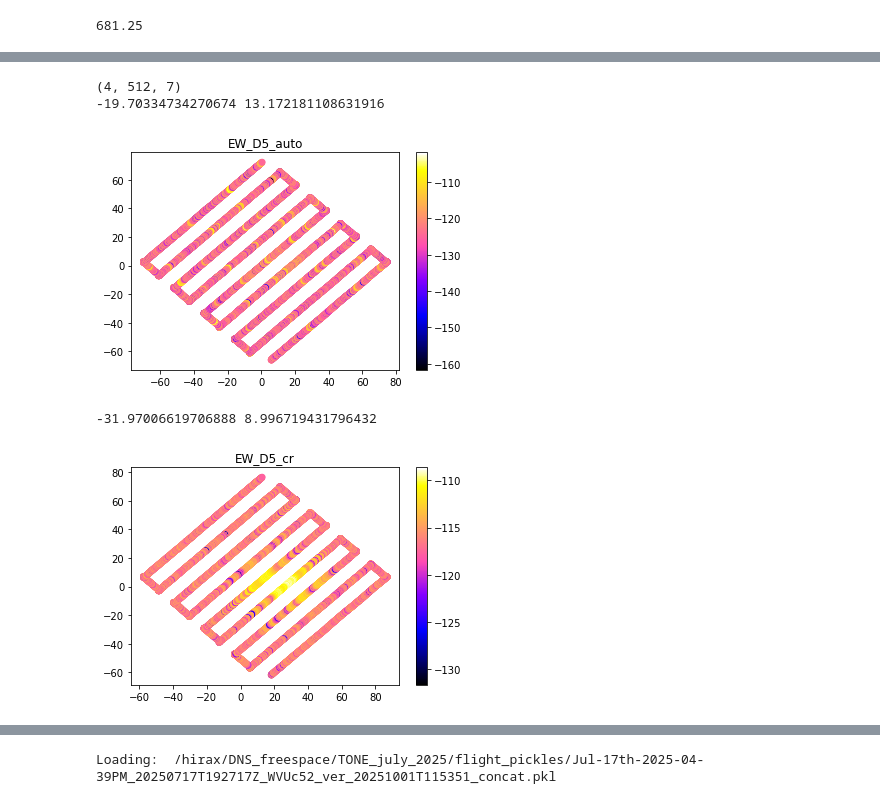
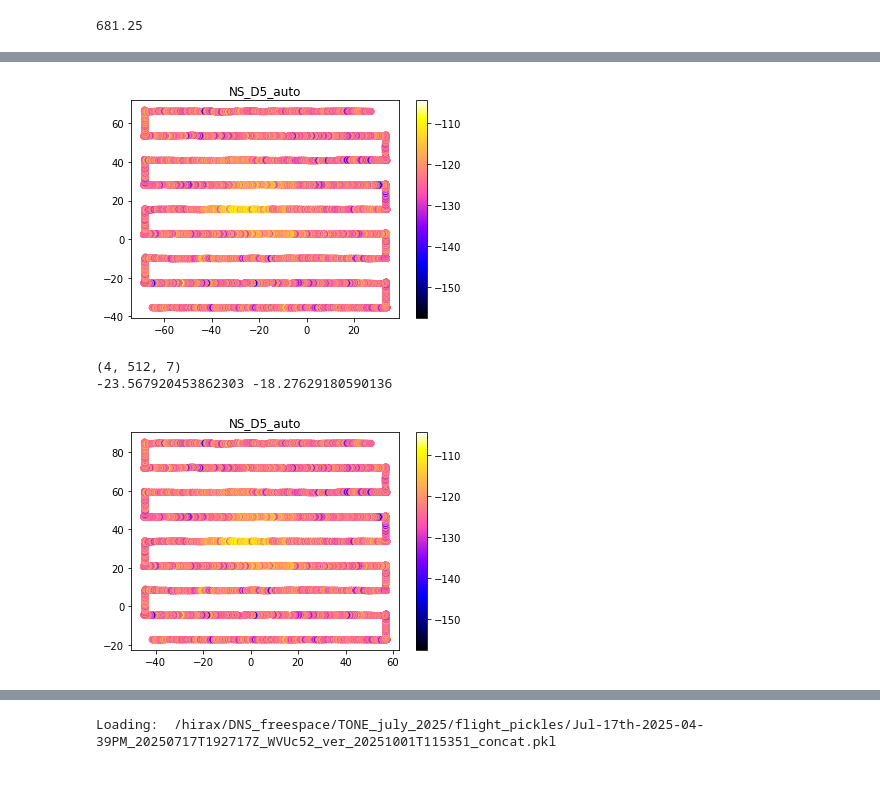
Before and after one commit to WrightLaboratory/DigitalNoiseSource, a Jupyter notebook: notebooks/LBN_DNS_GBO-beammapping.ipynb, the cells around one changed output, grey strips where cells are left out. Saved outputs shown, nothing was run; the diff lists cells and outputs as text; code cells hidden in the pictures.

```diff
--- a/notebooks/LBN_DNS_GBO-beammapping.ipynb
+++ b/notebooks/LBN_DNS_GBO-beammapping.ipynb
@@ -59,14 +59,18 @@ print(flightpickles)
+# %%
+# N pol flights of interest:
+
+#f2file = 'Jul-17th-2025-07-56PM_20250717T234526Z_WVUc52_ver_20251001T121657_concat.pkl'
+#f1file = 'Jul-17th-2025-04-39PM_20250717T192717Z_WVUc52_ver_20251001T115351_concat.pkl'
+#f0file = 'Jul-17th-2025-12-16PM_20250717T160156Z_WVUc52_ver_20251002T164829_concat.pkl'
+f0file = 'Jul-17th-2025-04-39PM_20250717T192717Z_WVUc52_ver_20251002T170942_concat.pkl'
 # %%
-# N pol flights: 0, 2, 3
-
-f=0
-radfile = maindir+'flight_pickles/'+flightpickles[f]
+radfile = maindir+'flight_pickles/'+f0file
 print('Loading: ',radfile)
 with open(radfile, 'rb') as inp:
     flight0 = pickle.load(inp)
 
 
-for chind in [0,1]:
+for chind in [2,3]:
     plt.scatter(flight0.drone_xyz_LC_interp[flight0.inds_on,0],flight0.drone_xyz_LC_interp[flight0.inds_on,1],
                c=10*np.log10(abs(flight0.V_cross_bgsub[flight0.inds_on,f_ind,chind])), cmap='gnuplot2')
     plt.colorbar()
@@ -79,19 +216,25 @@ Loading:  /hirax/DNS_freespace/TONE_july_2025/flight_pickles/Jul-17th-2025-07-56
 # %%
+for chind in [2]:
+    plt.scatter(flight0.drone_xyz_LC_interp[flight0.inds_on,0],flight0.drone_xyz_LC_interp[flight0.inds_on,1],
+               c=10*np.log10(abs(flight0.V_cross_bgsub[flight0.inds_on,f_ind,chind])), cmap='gnuplot2')
+    plt.colorbar()
+    plt.title(chnames[chind])
+    plt.show()
+
 print(flight0.G_popt.shape) # chan, freq, parameter [amp,x0,xsig,y0,ysig,c]
 
-for chind in [0,1]:
+for chind in [2]:
     xoff = flight0.G_popt[chind,f_ind, 1]
     yoff = flight0.G_popt[chind,f_ind, 3]
     print(xoff,yoff)
     plt.scatter(flight0.drone_xyz_LC_interp[flight0.inds_on,0]-xoff,
                 flight0.drone_xyz_LC_interp[flight0.inds_on,1]-yoff,
                c=10*np.log10(abs(flight0.V_cross_bgsub[flight0.inds_on,f_ind,chind])), cmap='gnuplot2')
     plt.colorbar()
     plt.title(chnames[chind])
     plt.show()
 # %% [output]
+[figure, new version]
 (4, 512, 7)
--19.70334734270674 13.172181108631916
+-23.567920453862303 -18.27629180590136
-[figure, old version]
--31.97006619706888 8.996719431796432
-[figure, old version]
+[figure, new version]
```
Also changed, not shown: parts of 5 cells of this notebook, 2 other files.
